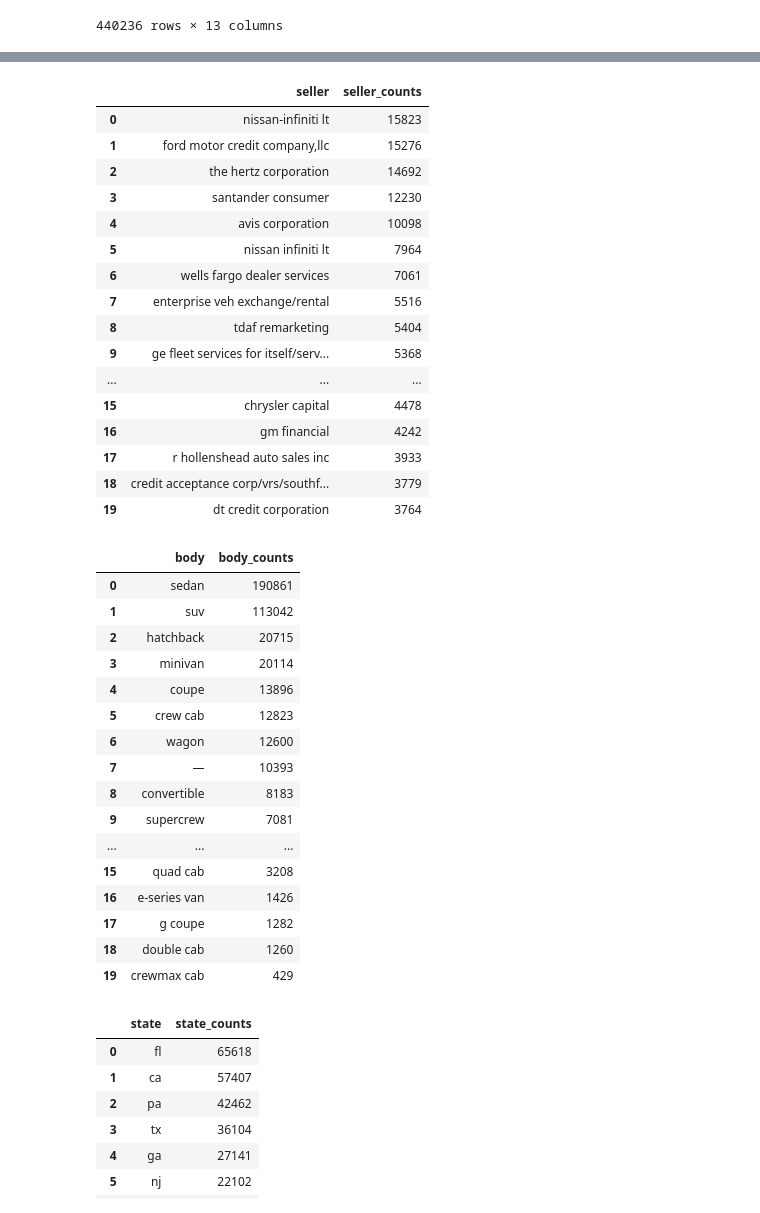
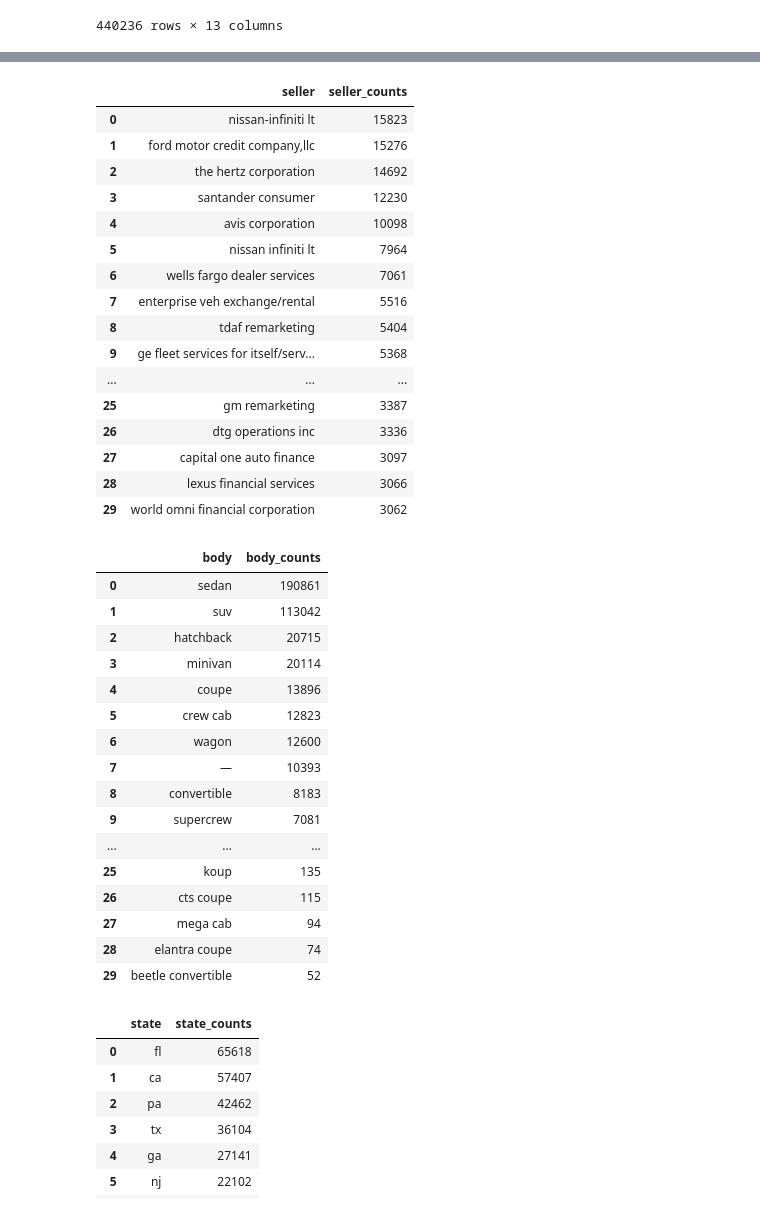
Before and after one commit to Ilona-di/kaggle_competition_vehicle_price, a Jupyter notebook: Vehicle_price_predictions.ipynb, the cells around one changed output, grey strips where cells are left out. Cells and saved outputs as stored; diff of their text form; code cells hidden in the pictures.

```diff
--- a/Vehicle_price_predictions.ipynb
+++ b/Vehicle_price_predictions.ipynb
@@ -243,7 +243,7 @@ def make_duplicates(name):
     else:
         return name
 # %%
-features_train['make']=features_train['make'].apply(make_duplicates)
+train_mod['make']=train_mod['make'].apply(make_duplicates)
 # %%
 train_mod['model'].unique()
 # %% [output]
@@ -487,29 +487,29 @@ trim_counts.head(20)
 # %%
 seller_counts=pd.DataFrame(features_train['seller'].value_counts()).reset_index().rename(
     columns={'index':'seller','seller':'seller_counts'})
-seller_counts.head(20)
+seller_counts.head(30)
 # %% [output]
 |  | seller | seller_counts |
 | 0 | nissan-infiniti lt | 15823 |
 | 1 | ford motor credit company,llc | 15276 |
 | 2 | the hertz corporation | 14692 |
 | 3 | santander consumer | 12230 |
 | 4 | avis corporation | 10098 |
 | 5 | nissan infiniti lt | 7964 |
 | 6 | wells fargo dealer services | 7061 |
 | 7 | enterprise veh exchange/rental | 5516 |
 | 8 | tdaf remarketing | 5404 |
 | 9 | ge fleet services for itself/serv... | 5368 |
 | ... | ... | ... |
-| 15 | chrysler capital | 4478 |
-| 16 | gm financial | 4242 |
-| 17 | r hollenshead auto sales inc | 3933 |
-| 18 | credit acceptance corp/vrs/southf... | 3779 |
-| 19 | dt credit corporation | 3764 |
+| 25 | gm remarketing | 3387 |
+| 26 | dtg operations inc | 3336 |
+| 27 | capital one auto finance | 3097 |
+| 28 | lexus financial services | 3066 |
+| 29 | world omni financial corporation | 3062 |
 # %%
 body_counts=pd.DataFrame(features_train['body'].value_counts()).reset_index().rename(
     columns={'index':'body','body':'body_counts'})
-body_counts.head(20)
+body_counts.head(30)
 # %% [output]
 |  | body | body_counts |
 | 0 | sedan | 190861 |
@@ -523,11 +523,11 @@ body_counts.head(20)
 | 8 | convertible | 8183 |
 | 9 | supercrew | 7081 |
 | ... | ... | ... |
-| 15 | quad cab | 3208 |
-| 16 | e-series van | 1426 |
-| 17 | g coupe | 1282 |
-| 18 | double cab | 1260 |
-| 19 | crewmax cab | 429 |
+| 25 | koup | 135 |
+| 26 | cts coupe | 115 |
+| 27 | mega cab | 94 |
+| 28 | elantra coupe | 74 |
+| 29 | beetle convertible | 52 |
 # %%
 state_counts=pd.DataFrame(features_train['state'].value_counts()).reset_index().rename(
     columns={'index':'state','state':'state_counts'})
```
Also changed, not shown: parts of 42 cells of this notebook.
